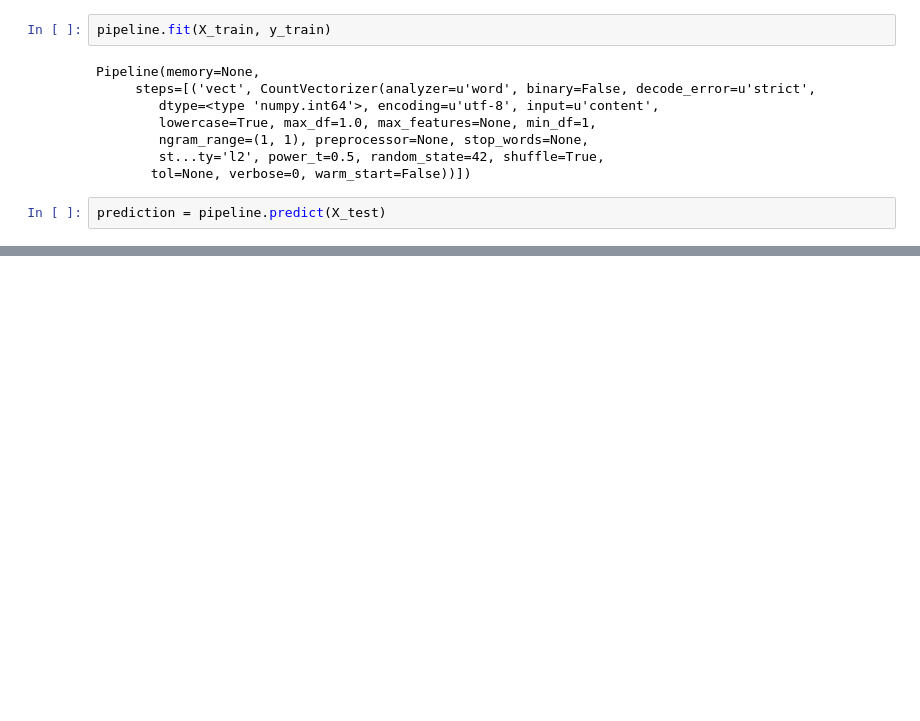
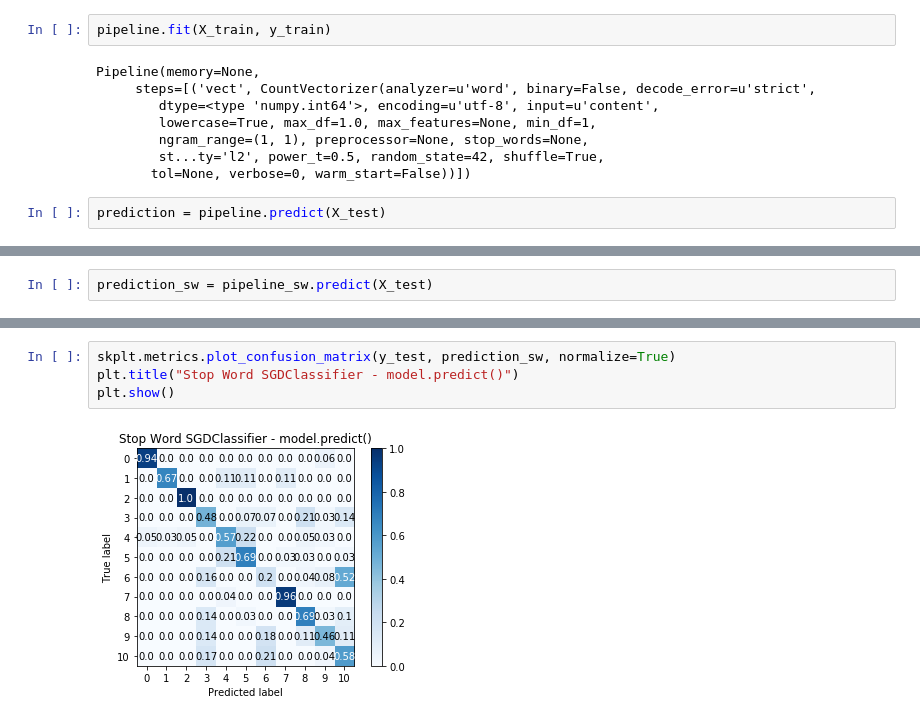
Before and after one commit to akhljndl/landscraper, a Jupyter notebook: notebooks/pipeline.ipynb, the cells around one changed output, grey strips where cells are left out. Cells and saved outputs as stored; diff of their text form; blank space fills up the shorter version.

```diff
--- a/notebooks/pipeline.ipynb
+++ b/notebooks/pipeline.ipynb
@@ -59,0 +118,2 @@ As we can see, the current SGDClassifier performs decently well with a 64% accur
+# %%
+prediction_sw = pipeline_sw.predict(X_test)
@@ -59,0 +216,6 @@ As we can see, the current SGDClassifier performs decently well with a 64% accur
+# %%
+skplt.metrics.plot_confusion_matrix(y_test, prediction_sw, normalize=True)
+plt.title("Stop Word SGDClassifier - model.predict()")
+plt.show()
+# %% [output]
+[figure, added]
```
Also changed, not shown: parts of 36 cells of this notebook, 10 other files.
